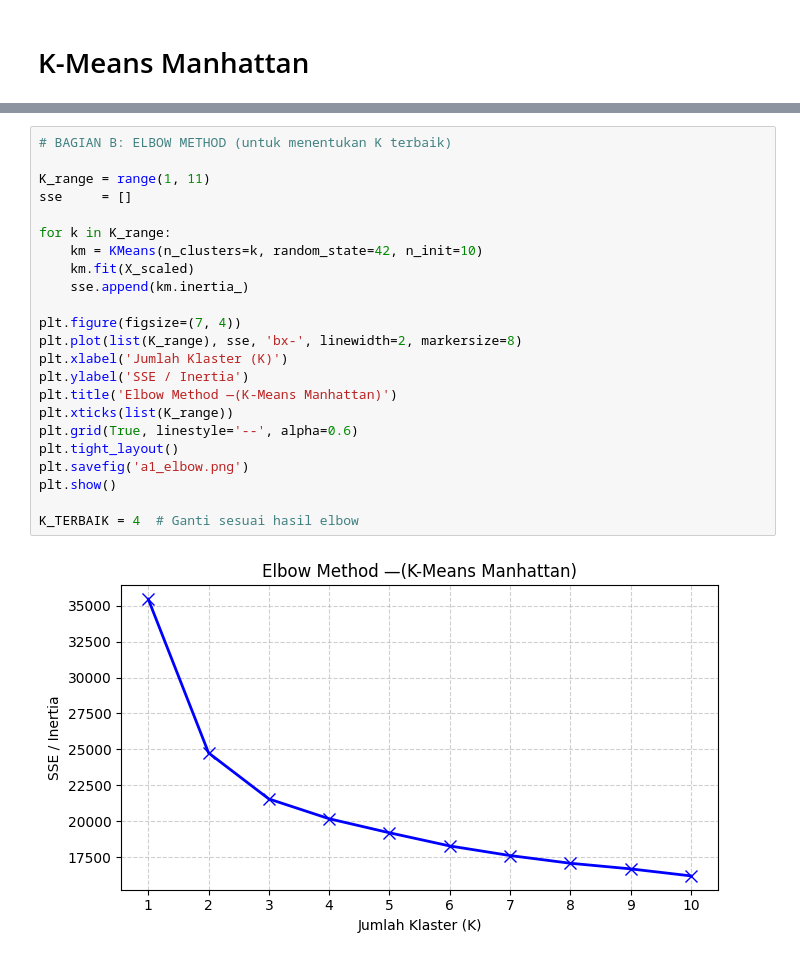
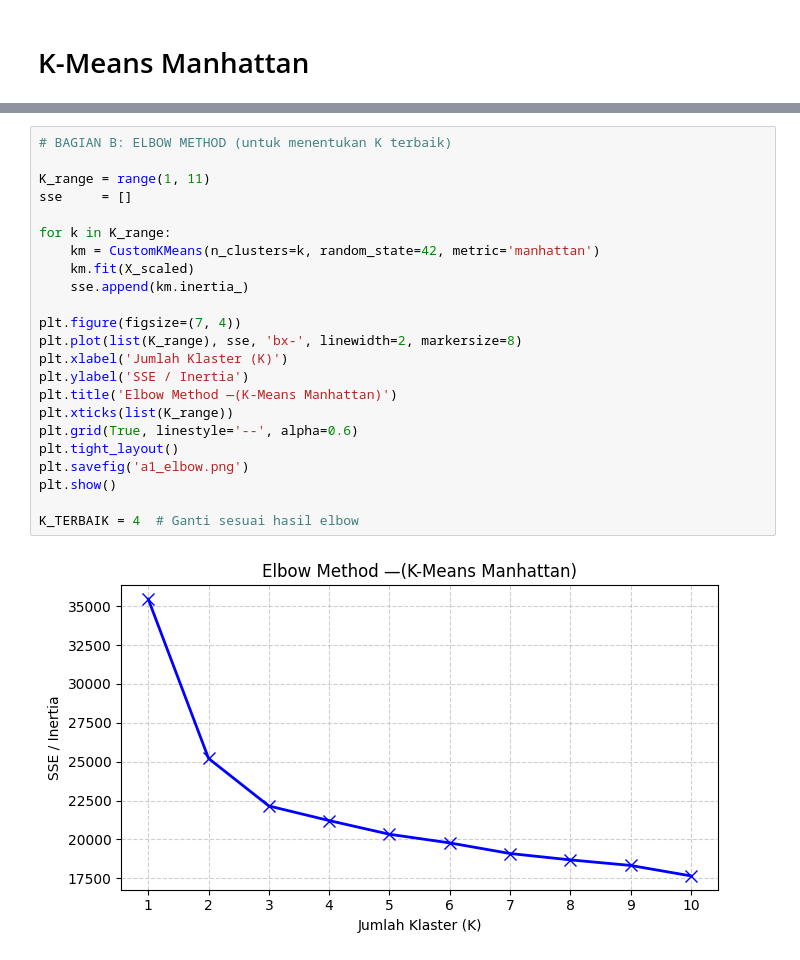
Before and after one commit to Sweper27/244107020175-Mesin-Learning, a Jupyter notebook: Tugas_Klasterisasi/K_Means_Manhattan.ipynb, the cells around one changed output, grey strips where cells are left out. Cells and saved outputs as stored; diff of their text form.

```diff
--- a/Tugas_Klasterisasi/K_Means_Manhattan.ipynb
+++ b/Tugas_Klasterisasi/K_Means_Manhattan.ipynb
@@ -48,25 +137,25 @@ Data siap | Shape: (2216, 16) | Baris: 2216
 # %%
 # BAGIAN B: ELBOW METHOD (untuk menentukan K terbaik)
 
 K_range = range(1, 11)
 sse     = []
 
 for k in K_range:
-    km = KMeans(n_clusters=k, random_state=42, n_init=10)
+    km = CustomKMeans(n_clusters=k, random_state=42, metric='manhattan')
     km.fit(X_scaled)
     sse.append(km.inertia_)
 
 plt.figure(figsize=(7, 4))
 plt.plot(list(K_range), sse, 'bx-', linewidth=2, markersize=8)
 plt.xlabel('Jumlah Klaster (K)')
 plt.ylabel('SSE / Inertia')
 plt.title('Elbow Method —(K-Means Manhattan)')
 plt.xticks(list(K_range))
 plt.grid(True, linestyle='--', alpha=0.6)
 plt.tight_layout()
 plt.savefig('a1_elbow.png')
 plt.show()
 
 K_TERBAIK = 4  # Ganti sesuai hasil elbow
 # %% [output]
-[figure, old version]
+[figure, new version]
```
Also changed, not shown: parts of 5 cells of this notebook.
